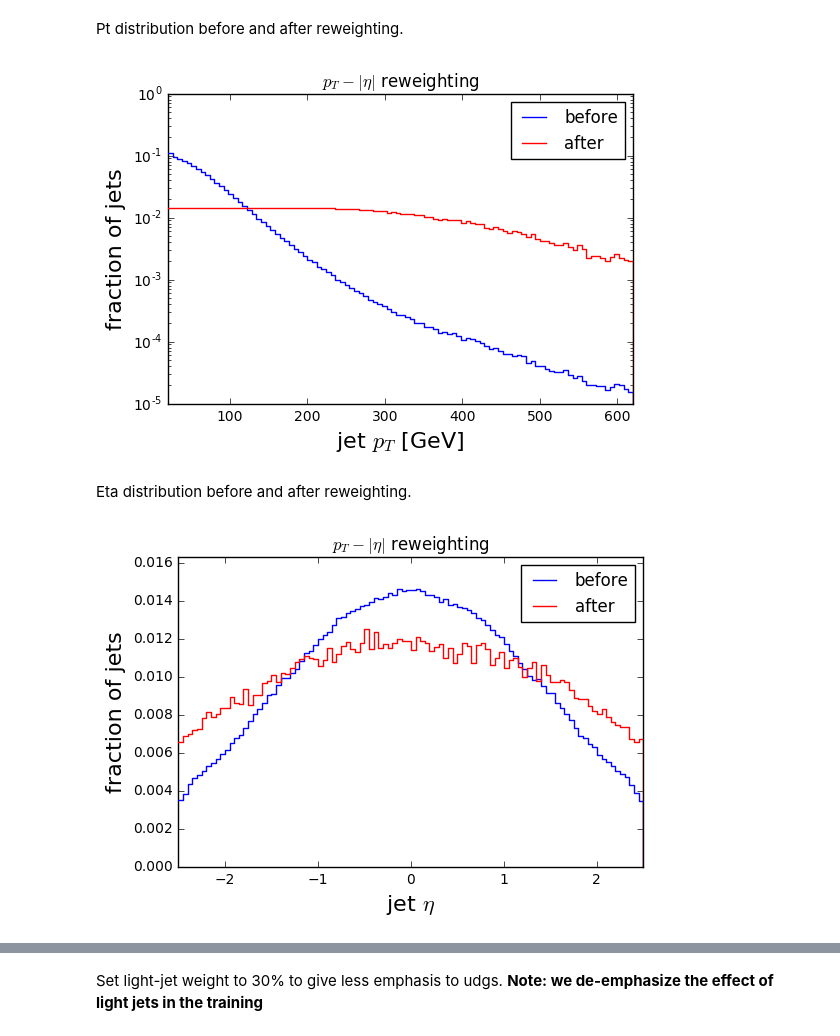
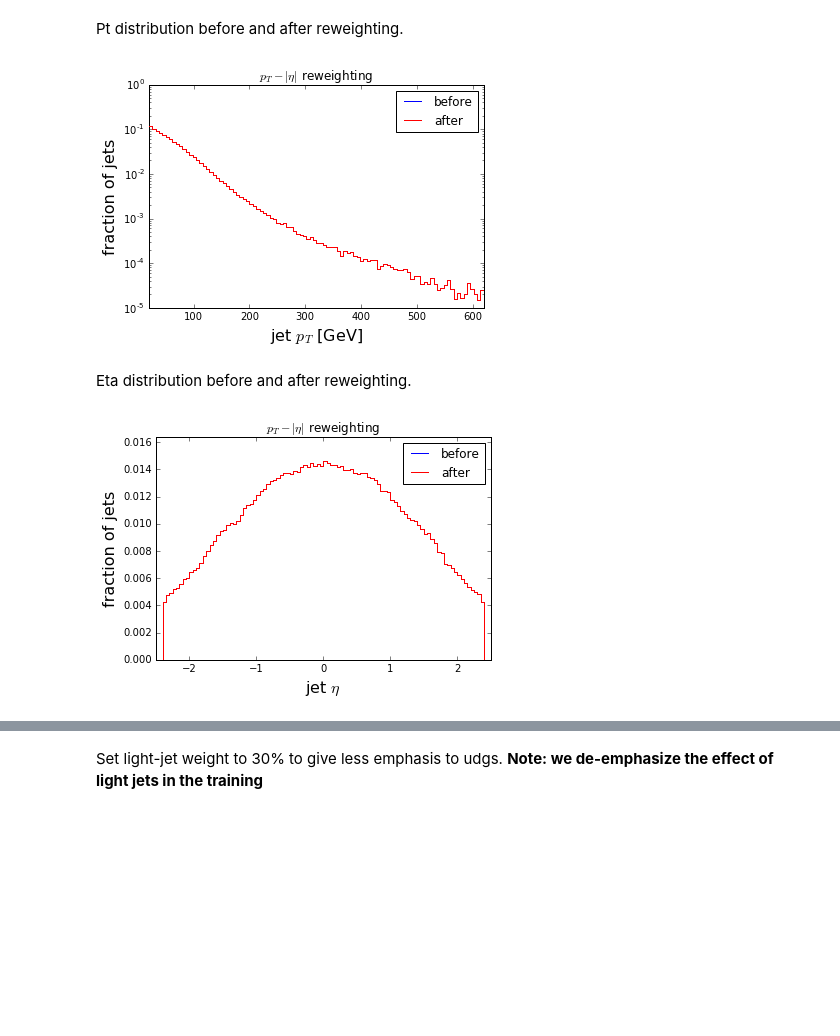
Before and after one commit to jpata/CMSCSTagger, a Jupyter notebook: python/notebooks/learning.ipynb, the cells around one changed output, grey strips where cells are left out. Cells and saved outputs as stored; diff of their text form; code cells hidden in the pictures; blank space fills up the shorter version.

```diff
--- a/python/notebooks/learning.ipynb
+++ b/python/notebooks/learning.ipynb
@@ -86,3 +125,9 @@ We have defined the jet flavours as follows:
   * flavour "0" - udsg
   * flavour "1" - c
   * flavour "2" - b
+# %%
+path = "/mnt/t3nfs01/data01/shome/jpata/btv/gc/TagVarExtractor/GCaacf2e5c69c5/TT_TuneCUETP8M1_13TeV-powheg-pythia8/"
+dd = pandas.concat([
+    load_dataset(path + "job_{0}_out.root".format(ij))
+    for ij in range(19)
+])
@@ -198,4 +239,6 @@ def weight(pt, eta, fl):
     elif fl==0:
         ws = weight_l
     return ws[ibx, iby]
+# %%
+dd["w"] = 1.0
 # %%
@@ -252,14 +293,14 @@ def draw_corr(data, v1, vn1, v2, vn2, title):
 Pt distribution before and after reweighting.
 # %%
 h = rootpy.plotting.Hist(100, 20, 620)
-w = np.ones(len(d), dtype="float64")
-h.FillN(len(d), np.array(d["Jet_pt"]).astype("float64"), w)
+w = np.ones(len(dd), dtype="float64")
+h.FillN(len(dd), np.array(dd["Jet_pt"]).astype("float64"), w)
 h.Scale(1.0 / h.Integral())
 h.color="blue"
 rplt.hist(h, color="blue", label="before")
 
 h2 = rootpy.plotting.Hist(100, 20, 620)
-h2.FillN(len(d), np.array(d["Jet_pt"]).astype("float64"), np.array(d["w"]).astype("float64"))
+h2.FillN(len(dd), np.array(dd["Jet_pt"]).astype("float64"), np.array(dd["w"]).astype("float64"))
 h2.Scale(1.0 / h2.Integral())
 h2.color="red"
 rplt.hist(h2, color="red", label="after")
@@ -272,30 +313,30 @@ plt.legend()
 plt.title("$p_T-|\eta|$ reweighting")
 plt.savefig("pt_reweight.pdf")
 # %% [output]
-[figure, old version]
+[figure, new version]
 # %% [markdown]
 Eta distribution before and after reweighting.
 # %%
 h = rootpy.plotting.Hist(100, -2.5, 2.5)
-w = np.ones(len(d), dtype="float64")
-h.FillN(len(d), np.array(d["Jet_eta"]).astype("float64"), w)
+w = np.ones(len(dd), dtype="float64")
+h.FillN(len(dd), np.array(dd["Jet_eta"]).astype("float64"), w)
 h.Scale(1.0 / h.Integral())
 h.color="blue"
 rplt.hist(h, color="blue", label="before")
 
 h2 = rootpy.plotting.Hist(100, -2.5, 2.5)
-h2.FillN(len(d), np.array(d["Jet_eta"]).astype("float64"), np.array(d["w"]).astype("float64"))
+h2.FillN(len(dd), np.array(dd["Jet_eta"]).astype("float64"), np.array(dd["w"]).astype("float64"))
 h2.Scale(1.0 / h2.Integral())
 h2.color="red"
 rplt.hist(h2, color="red", label="after")
 
 #plt.yscale("log")
 #plt.ylim(10**-5, 1)
 plt.xlabel("jet $\eta$", fontsize=16)
 plt.ylabel("fraction of jets", fontsize=16)
 plt.legend()
 plt.title("$p_T-|\eta|$ reweighting")
 plt.savefig("eta_reweight.pdf")
 # %% [output]
-[figure, old version]
+[figure, new version]
 # %%
```
Also changed, not shown: parts of 46 cells of this notebook, 4 other files.
